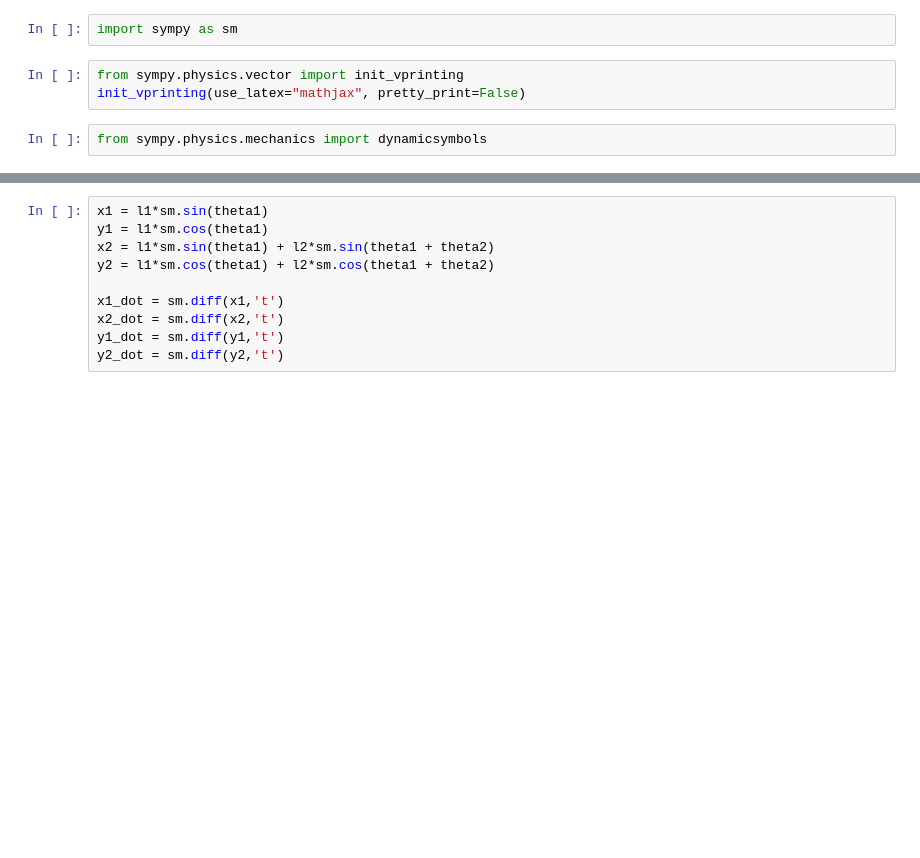
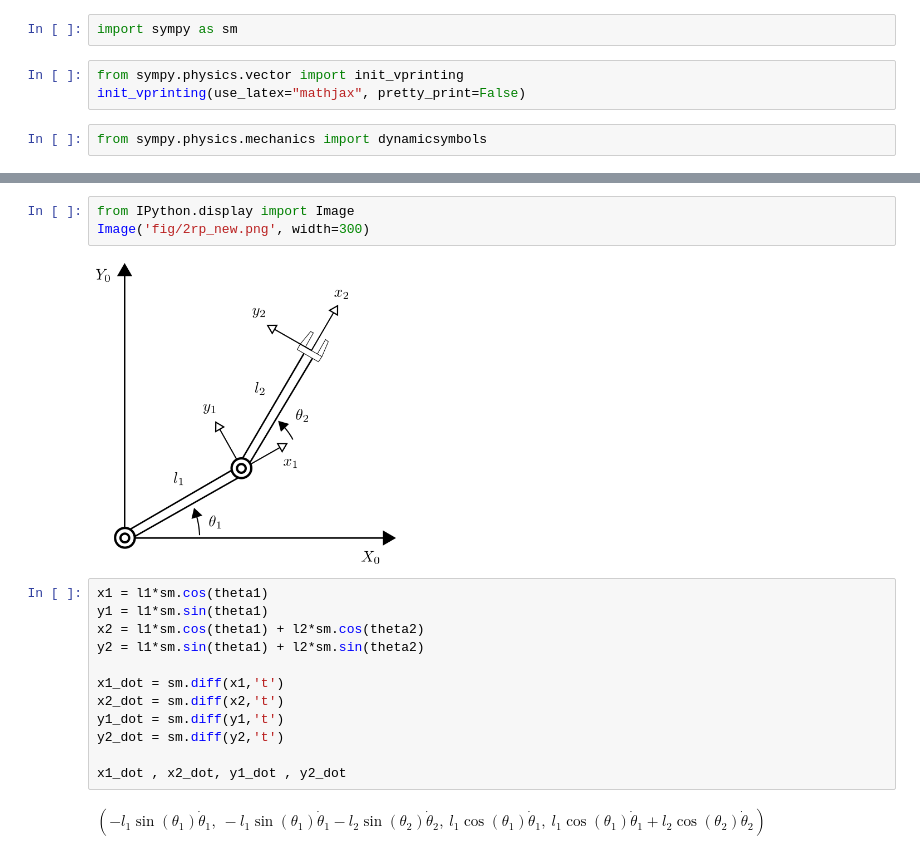
Before and after one commit to Eddy-Morgan/LG--2RP, a Jupyter notebook: 2rp_robot_dynamics_modelling.ipynb, the cells around one changed output, grey strips where cells are left out. Saved outputs shown, nothing was run; the diff lists cells and outputs as text; blank space fills up the shorter version.

```diff
--- a/2rp_robot_dynamics_modelling.ipynb
+++ b/2rp_robot_dynamics_modelling.ipynb
@@ -15,15 +15,24 @@ theta2dd = dynamicsymbols('theta2',2)
 g, m1, m2, l1, l2, theta1, theta2, theta1d, theta2d, theta1dd, theta2dd
 # %% [output]
 $\displaystyle \left( g, \  m_{1}, \  m_{2}, \  l_{1}, \  l_{2}, \  \theta_{1}, \  \theta_{2}, \  \dot{\theta}_{1}, \  \dot{\theta}_{2}, \  \ddot{\theta}_{1}, \  \ddot{\theta}_{2}\right)$
+# %%
+from IPython.display import Image
+Image('fig/2rp_new.png', width=300)
+# %% [output]
+[figure, added]
 # %%
-x1 = l1*sm.sin(theta1)
-y1 = l1*sm.cos(theta1)
-x2 = l1*sm.sin(theta1) + l2*sm.sin(theta1 + theta2)
-y2 = l1*sm.cos(theta1) + l2*sm.cos(theta1 + theta2)
+x1 = l1*sm.cos(theta1)
+y1 = l1*sm.sin(theta1)
+x2 = l1*sm.cos(theta1) + l2*sm.cos(theta2)
+y2 = l1*sm.sin(theta1) + l2*sm.sin(theta2)
 
 x1_dot = sm.diff(x1,'t')
 x2_dot = sm.diff(x2,'t')
 y1_dot = sm.diff(y1,'t')
 y2_dot = sm.diff(y2,'t')
+
+x1_dot , x2_dot, y1_dot , y2_dot
+# %% [output]
+$\displaystyle \left( - l_{1} \sin{\left(\theta_{1} \right)} \dot{\theta}_{1}, \  - l_{1} \sin{\left(\theta_{1} \right)} \dot{\theta}_{1} - l_{2} \sin{\left(\theta_{2} \right)} \dot{\theta}_{2}, \  l_{1} \cos{\left(\theta_{1} \right)} \dot{\theta}_{1}, \  l_{1} \cos{\left(\theta_{1} \right)} \dot{\theta}_{1} + l_{2} \cos{\left(\theta_{2} \right)} \dot{\theta}_{2}\right)$
 # %%
 # kinetic energy
```
Also changed, not shown: parts of 12 cells of this notebook, 1 other file.
